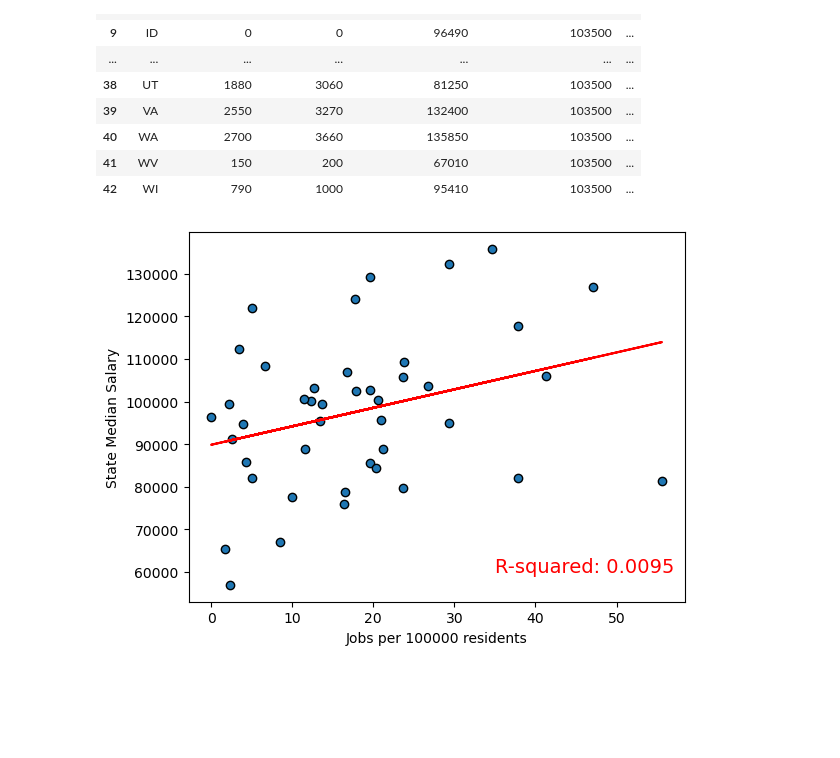
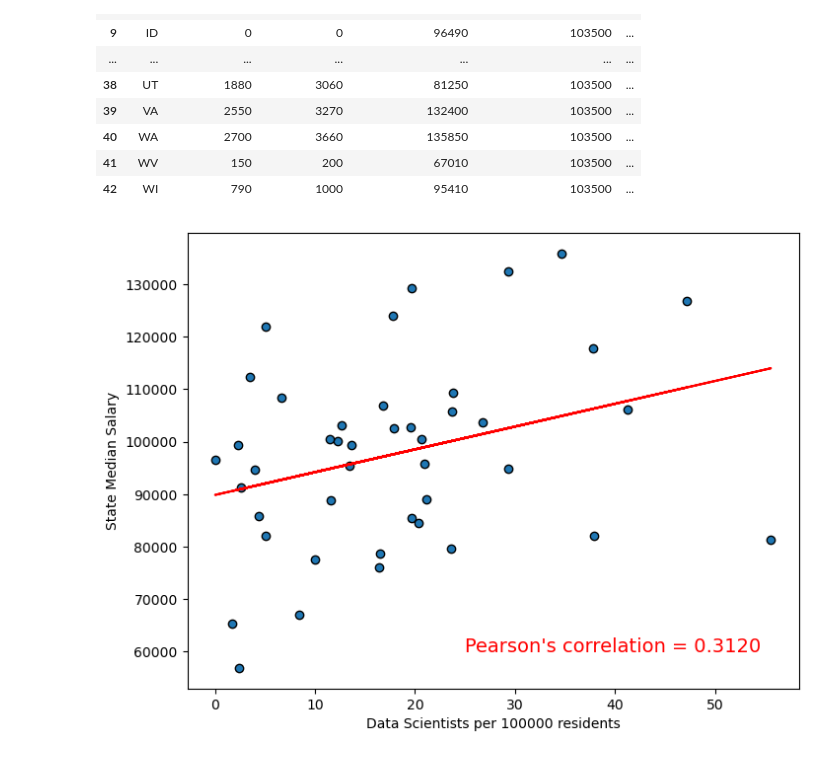
Before and after one commit to peatk/Group3_Project_-1, a Jupyter notebook: DataAnalysisDataAnalysts - claire_copy.ipynb, the cells around one changed output. Drawn from its saved outputs; the diff is of its cells as text; code cells hidden in the pictures; blank space fills up the shorter version.

Commit message:
added pearson corr

```diff
--- a/DataAnalysisDataAnalysts - claire_copy.ipynb
+++ b/DataAnalysisDataAnalysts - claire_copy.ipynb
@@ -327,16 +326,20 @@ def lin_regress_r(x_values, y_values):
     return rvalue ** 2
 # %%
 #Plot the jobs per capita (E-5) vs Median Salary (State) on a scatter plot
+plt.figure(figsize=(8, 6))
 plt.scatter(states_with_pop['Jobs per Capita (E-5)'].astype(float), states_with_pop['Median Salary (State)'].astype(float),
             marker = 'o', edgecolors='black')
 plt.xlabel('Data Scientists per 100000 residents')
 plt.ylabel('State Median Salary')
 y_values = lin_regress_values(states_with_pop['Jobs per Capita (E-5)'].astype(float), states_with_pop['Median Salary (State)'].astype(float))
 plt.plot(states_with_pop['Jobs per Capita (E-5)'].astype(float), y_values, color='red')
-
-r_squared = (lin_regress_r(states_with_pop['Jobs per Capita (E-5)'].astype(float), states_with_pop['Median Salary (State)'].astype(float)) ) ** 2
-print_rsq = f'R-squared: {r_squared:.4f}'
-plt.text(35, 60000, print_rsq, color='red', fontsize=14)
+pearson_corr = states_with_pop['Jobs per Capita (E-5)'].corr(states_with_pop['Median Salary (State)'])
+print_pearson = f"Pearson's correlation = {pearson_corr:.4f}"
+#r_squared = (lin_regress_r(states_with_pop['Jobs per Capita (E-5)'].astype(float), states_with_pop['Median Salary (State)'].astype(float)) ) ** 2
+#print_rsq = f'R-squared: {r_squared:.4f}'
+plt.text(25, 60000, print_pearson, color='red', fontsize=14)
+#uncomment the following line to save the plot as a png
+#plt.savefig('scatter_JobsPerCapita_MedianSalary.png')
 plt.show()
 # %% [output]
-[figure, old version]
+[figure, new version]
```
Also changed, not shown: parts of 14 cells of this notebook, 1 other file.
